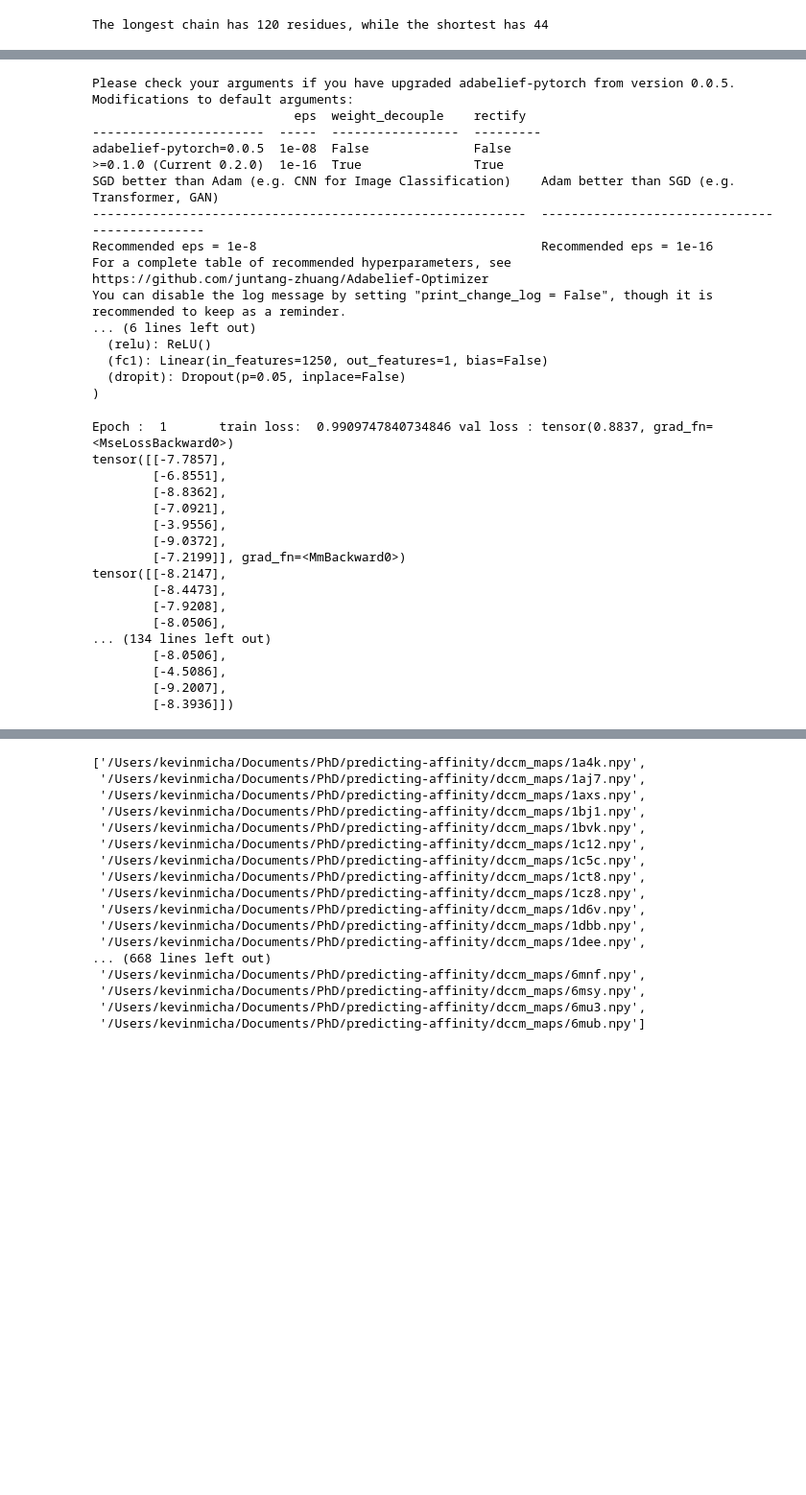
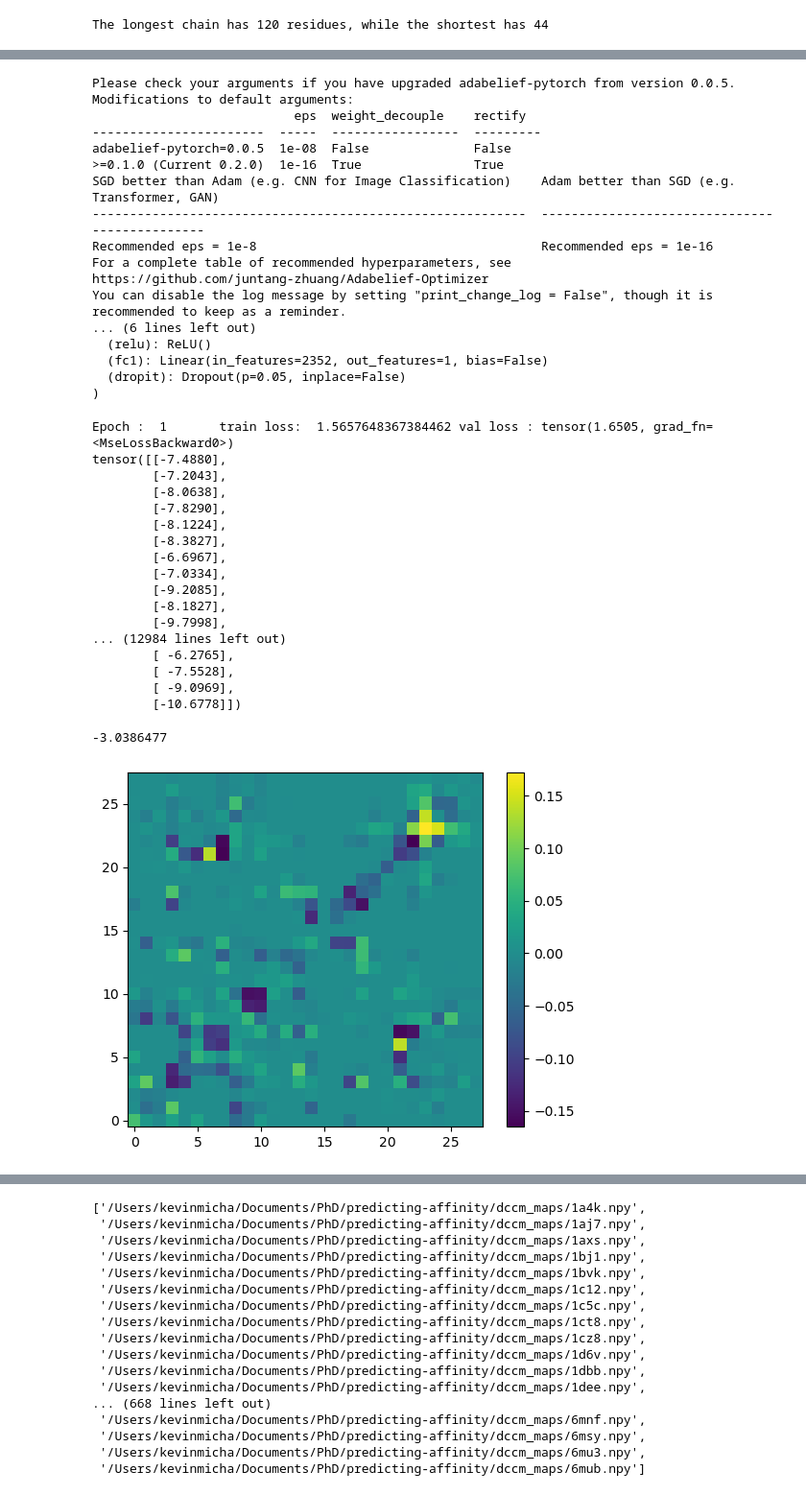
Before and after one commit to kevinmicha/ANTIPASTI, a Jupyter notebook: NMA CNN.ipynb, the cells around one changed output, grey strips where cells are left out. Shown at 96% size. Cells and saved outputs as stored; diff of their text form; code cells hidden in the pictures; blank space fills up the shorter version.

```diff
--- a/NMA CNN.ipynb
+++ b/NMA CNN.ipynb
@@ -291,6 +293,6 @@ val_x.shape, val_y.shape
 # %%
-n_filters = 2
-filter_size = 21
+n_filters = 3
+filter_size = 7
 pooling_size = 4
 fully_connected_input = n_filters * ((train_x.shape[2] - filter_size + 1) // pooling_size) ** 2
 
@@ -317,7 +319,7 @@ class MultiLabelNN(Module):
         #x = self.relu(x)
         x = self.pool(x) #shape of x now becomes (b_s X 14 x 14 x 32)
         #x = self.conv2(x) # shape(b_s, 10x10x64)
-        x = self.relu(x)#size is (b_s x 10 x 10 x 64)
+        inter = x = self.relu(x)#size is (b_s x 10 x 10 x 64)
         x = x.view(x.size(0), -1) # shape of x is now(b_s*2, 3200)
         #this is the problem
         #you can fc1 to be of shape (6400,1024) and that will work
@@ -331,14 +333,14 @@ class MultiLabelNN(Module):
         #x = self.fc4(x)
 
 
-        return x.float()
+        return x.float(), inter
 # %%
 # defining the model
 model = MultiLabelNN()
 # defining the optimizer
-#optimizer = Adam(model.parameters(), lr=2e-3)
+#optimizer = Adam(model.parameters(), lr=3e-3)
 #optimizer = AdamW(model.parameters(), lr=2e-3)
-optimizer = AdaBelief(model.parameters(), lr=2.5e-3, eps=1e-8) #try lr 2e-3
+optimizer = AdaBelief(model.parameters(), lr=2.75e-3, eps=1e-8)
 #optimizer = SGD(model.parameters(), lr=9e-4)
 #scheduler = lr_scheduler.ReduceLROnPlateau(optimizer, mode='min', patience=10, min_lr=3e-4, factor=0.1)
 # defining the loss function
@@ -363,7 +365,7 @@ https://github.com/juntang-zhuang/Adabelief-Optimizer
 You can disable the log message by setting "print_change_log = False", though it is recommended to keep as a reminder.
 ... (6 lines left out)
   (relu): ReLU()
-  (fc1): Linear(in_features=1250, out_features=1, bias=False)
+  (fc1): Linear(in_features=2352, out_features=1, bias=False)
   (dropit): Dropout(p=0.05, inplace=False)
 )
 # %%
@@ -394,7 +396,7 @@ def train(epoch):
 
 
         # prediction for training and validation set
-        output_train = model(batch_x)
+        output_train, inter_filter = model(batch_x)
 
         # computing the training and validation loss
         loss_train = criterion(output_train, batch_y)
@@ -407,7 +409,7 @@ def train(epoch):
         optimizer.zero_grad(set_to_none=True)
 
         tr_loss += loss_train.item() * batch_size / x_train.size()[0]
-    output_val = model(x_val)#[val_indices])
+    output_val, inter_filter = model(x_val)#[val_indices])
     loss_val = criterion(output_val, y_val)#[val_indices])
     #scheduler.step(loss_val)
     train_losses.append(tr_loss)
@@ -418,7 +420,7 @@ def train(epoch):
     print(output_val)
     print(y_val)#[val_indices])
 
-    return tr_loss, loss_val
+    return tr_loss, loss_val, inter_filter
 # %%
 # empty list to store training losses
 train_losses = []
@@ -426,28 +428,36 @@ train_losses = []
 val_losses = []
 # %%
 # defining the number of epochs
-n_max_epochs = 10
+n_max_epochs = 200
 
 # training the model
 for epoch in range(n_max_epochs):
-    tr_loss, val_loss = train(epoch)
+    tr_loss, val_loss, inter_filter = train(epoch)
     if tr_loss < 0.05 and val_loss < 0.1:
         break
 # %% [output]
-Epoch :  1       train loss:  0.9909747840734846 val loss : tensor(0.8837, grad_fn=<MseLossBackward0>)
-tensor([[-7.7857],
-        [-6.8551],
-        [-8.8362],
-        [-7.0921],
-        [-3.9556],
-        [-9.0372],
-        [-7.2199]], grad_fn=<MmBackward0>)
-tensor([[-8.2147],
-        [-8.4473],
-        [-7.9208],
-        [-8.0506],
-... (134 lines left out)
-        [-8.0506],
-        [-4.5086],
-        [-9.2007],
-        [-8.3936]])
+Epoch :  1       train loss:  1.5657648367384462 val loss : tensor(1.6505, grad_fn=<MseLossBackward0>)
+tensor([[-7.4880],
+        [-7.2043],
+        [-8.0638],
+        [-7.8290],
+        [-8.1224],
+        [-8.3827],
+        [-6.6967],
+        [-7.0334],
+        [-9.2085],
+        [-8.1827],
+        [-9.7998],
+... (12984 lines left out)
+        [ -6.2765],
+        [ -7.5528],
+        [ -9.0969],
+        [-10.6778]])
+# %%
+img_1 = np.multiply(np.mean(inter_filter.detach().numpy(), axis=0)[0], model.fc1.weight.data.numpy().reshape(n_filters,size_le**2)[0].reshape(size_le, size_le))
+plt.imshow(img_1, origin='lower')
+plt.colorbar()
+img_1.sum()
+# %% [output]
+-3.0386477
+[figure, added]
```
Also changed, not shown: parts of 62 cells of this notebook, 1 other file.
